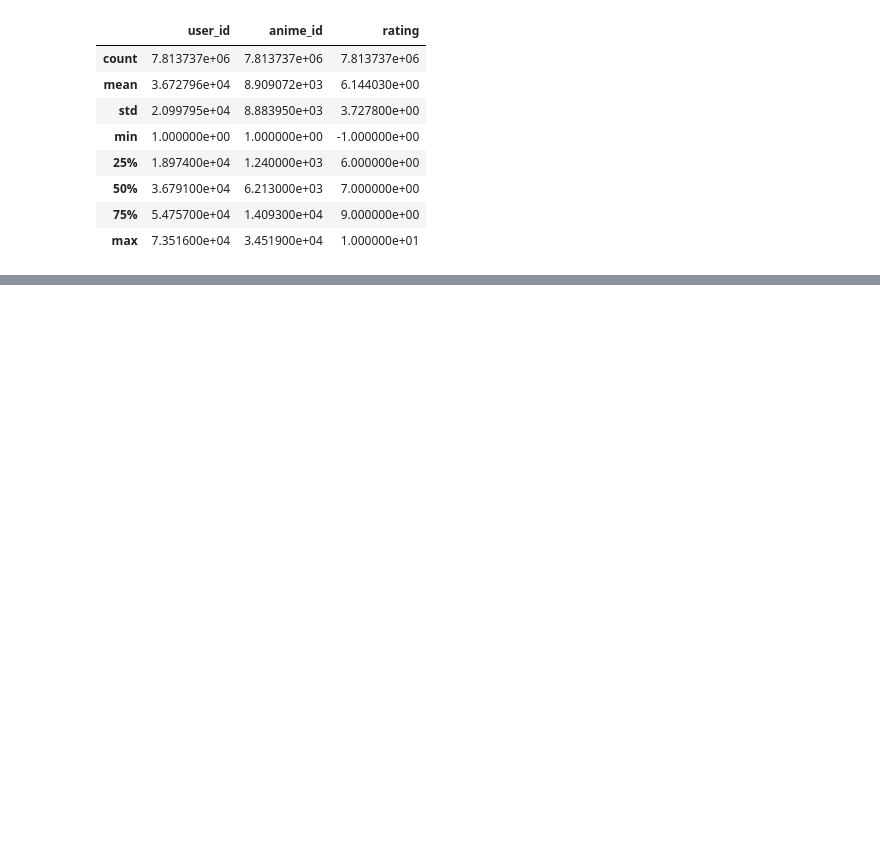
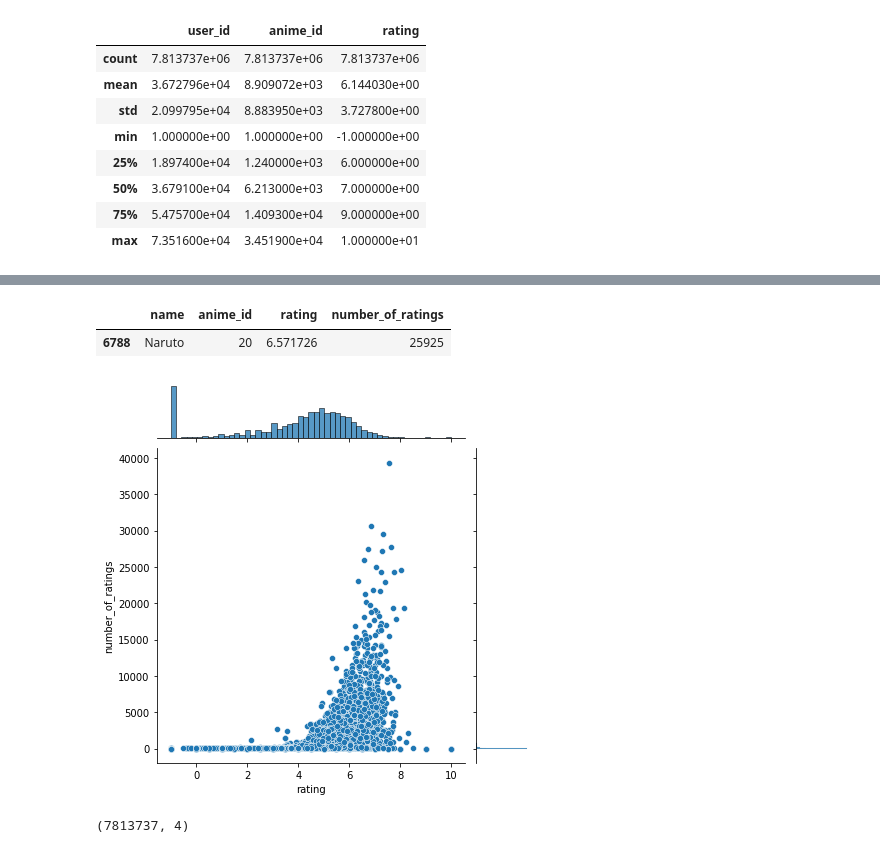
Before and after one commit to hargurjeet/Recommedation-Systems, a Jupyter notebook: Anime_Recommendation_Collborative_Filtering.ipynb, the cells around one changed output, grey strips where cells are left out. Saved outputs shown, nothing was run; the diff lists cells and outputs as text; code cells hidden in the pictures; blank space fills up the shorter version.

```diff
--- a/Anime_Recommendation_Collborative_Filtering.ipynb
+++ b/Anime_Recommendation_Collborative_Filtering.ipynb
@@ -97,0 +103,3 @@ merged_df.head()
+# %%
+ratings = ratings.reset_index()
+ratings.head()
@@ -97,0 +113,17 @@ merged_df.head()
+# %%
+ratings[ratings.name=='Naruto']
+# %% [output]
+|  | name | anime_id | rating | number_of_ratings |
+| 6788 | Naruto | 20 | 6.571726 | 25925 |
+# %%
+#Plotting the jointplot
+import matplotlib.pyplot as plt
+%matplotlib inline
+import seaborn as sns
+sns.jointplot(x='rating', y='number_of_ratings', data=ratings);
+# %% [output]
+[figure, added]
+# %%
+merged_df.shape
+# %% [output]
+(7813737, 4)
```
Also changed, not shown: parts of 21 cells of this notebook.
